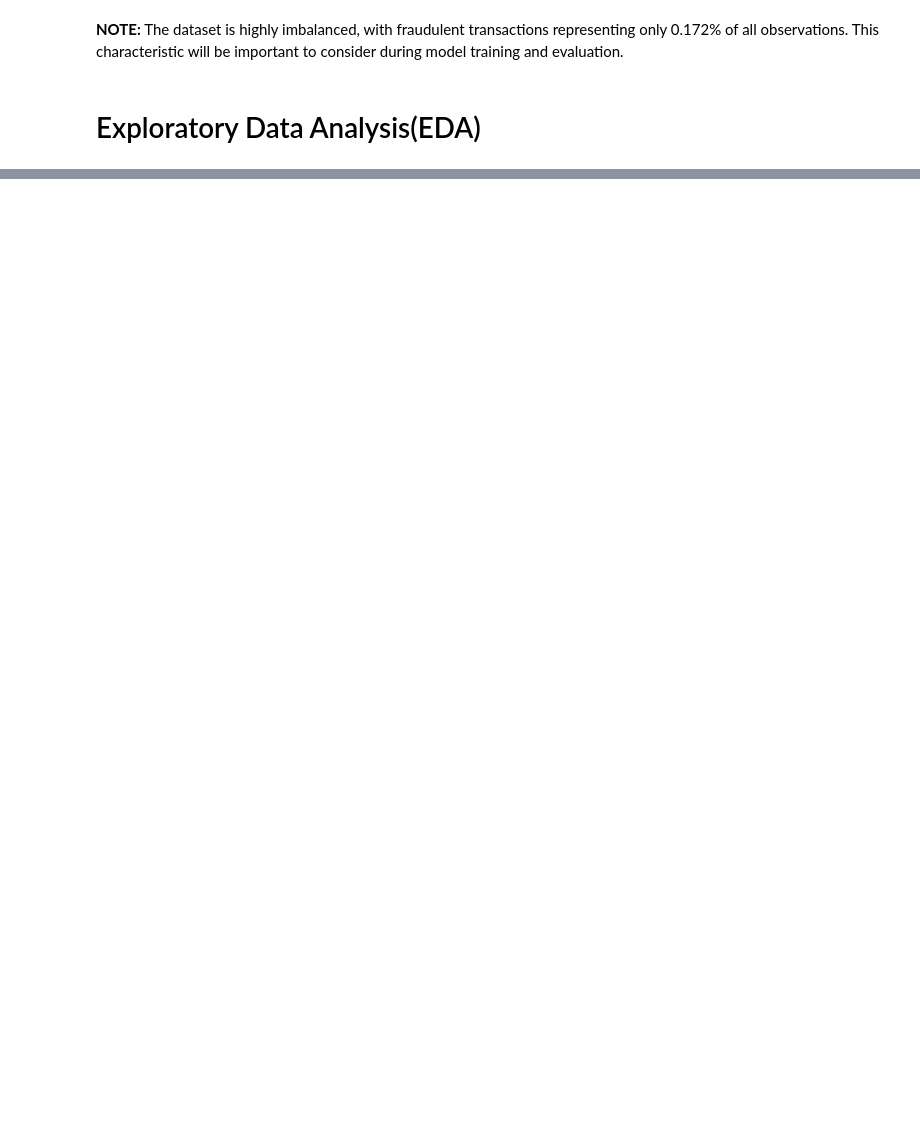
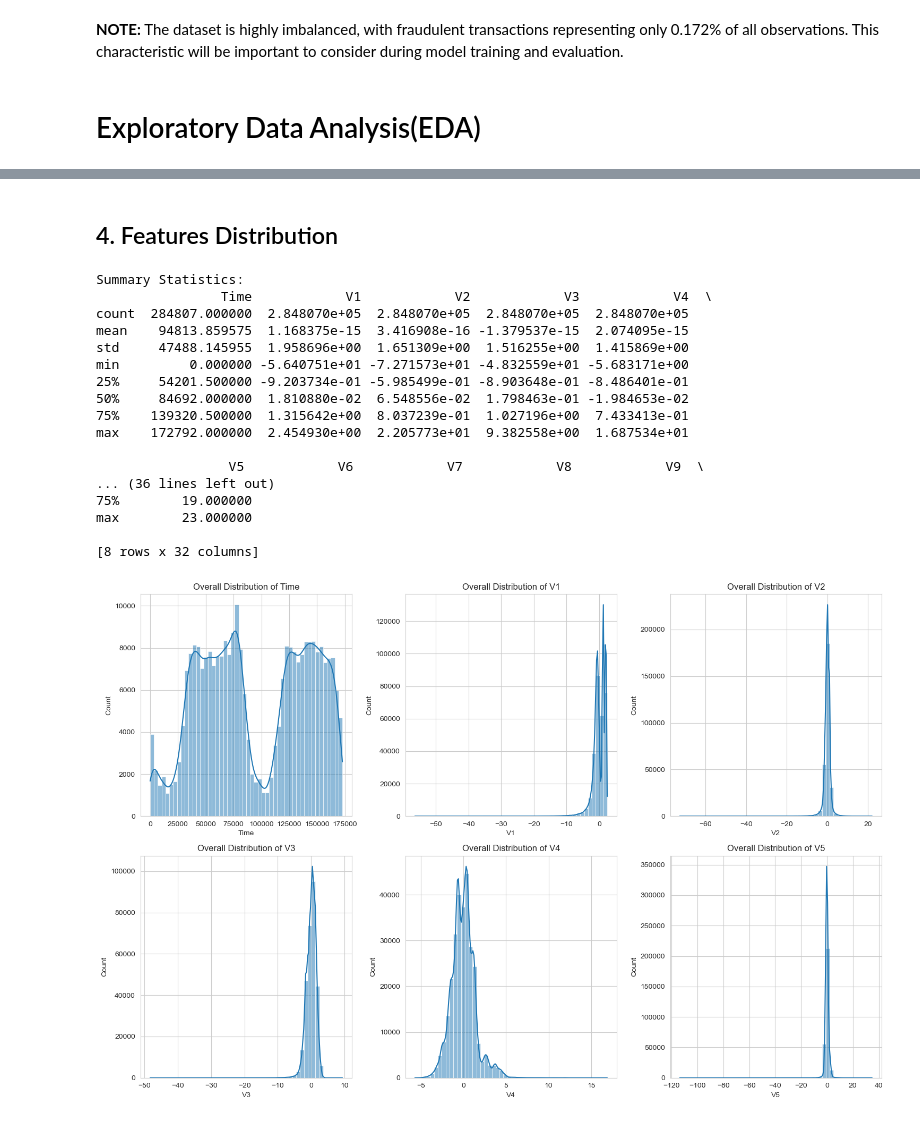
Before and after one commit to Alice-Mathenge/Credit-Card-Fraud-Detection-Analysis, a Jupyter notebook: Notebooks/Index.ipynb, the cells around one changed output, grey strips where cells are left out. Cells and saved outputs as stored; diff of their text form; code cells hidden in the pictures; blank space fills up the shorter version.

```diff
--- a/Notebooks/Index.ipynb
+++ b/Notebooks/Index.ipynb
@@ -227,0 +371,55 @@ All features are numerical, making the dataset suitable for machine learning mod
+# %% [markdown]
+## 4. Features Distribution
+# %%
+# Summary Statistics
+print("Summary Statistics:")
+print(data.describe())
+
+# Select Numerical Features (Exclude Target)
+
+features = data.columns.drop('Class')
+
+# Limit number of features for readability (first 6)
+features_to_plot = features[:6]
+
+# Overall Feature Distributions
+
+plt.figure(figsize=(15,10))
+for i, feature in enumerate(features_to_plot, 1):
+    plt.subplot(2, 3, i)
+    sns.histplot(data[feature], bins=50, kde=True)
+    plt.title(f'Overall Distribution of {feature}')
+plt.tight_layout()
+plt.show()
+
+
+# Feature Distributions by Class
+
+plt.figure(figsize=(15,10))
+for i, feature in enumerate(features_to_plot, 1):
+    plt.subplot(2, 3, i)
+    sns.kdeplot(data[data['Class'] == 0][feature], label='Normal')
+    sns.kdeplot(data[data['Class'] == 1][feature], label='Fraud')
+    plt.title(f'{feature} by Class')
+    plt.legend()
+plt.tight_layout()
+plt.show()
+# %% [output]
+Summary Statistics:
+                Time            V1            V2            V3            V4  \
+count  284807.000000  2.848070e+05  2.848070e+05  2.848070e+05  2.848070e+05
+mean    94813.859575  1.168375e-15  3.416908e-16 -1.379537e-15  2.074095e-15
+std     47488.145955  1.958696e+00  1.651309e+00  1.516255e+00  1.415869e+00
+min         0.000000 -5.640751e+01 -7.271573e+01 -4.832559e+01 -5.683171e+00
+25%     54201.500000 -9.203734e-01 -5.985499e-01 -8.903648e-01 -8.486401e-01
+50%     84692.000000  1.810880e-02  6.548556e-02  1.798463e-01 -1.984653e-02
+75%    139320.500000  1.315642e+00  8.037239e-01  1.027196e+00  7.433413e-01
+max    172792.000000  2.454930e+00  2.205773e+01  9.382558e+00  1.687534e+01
+
+                 V5            V6            V7            V8            V9  \
+... (36 lines left out)
+75%        19.000000
+max        23.000000
+
+[8 rows x 32 columns]
+[figure, added]
```
Also changed, not shown: parts of 18 cells of this notebook.
